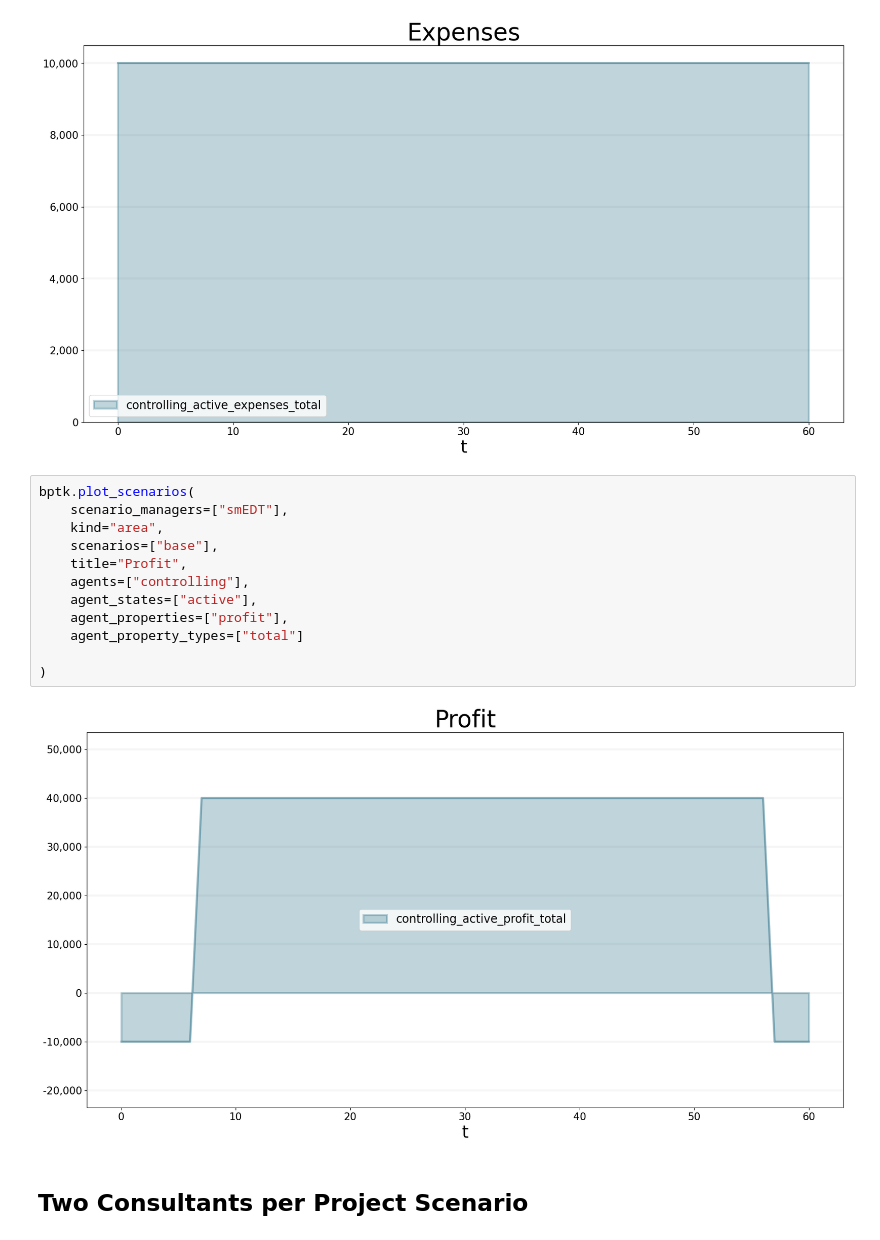
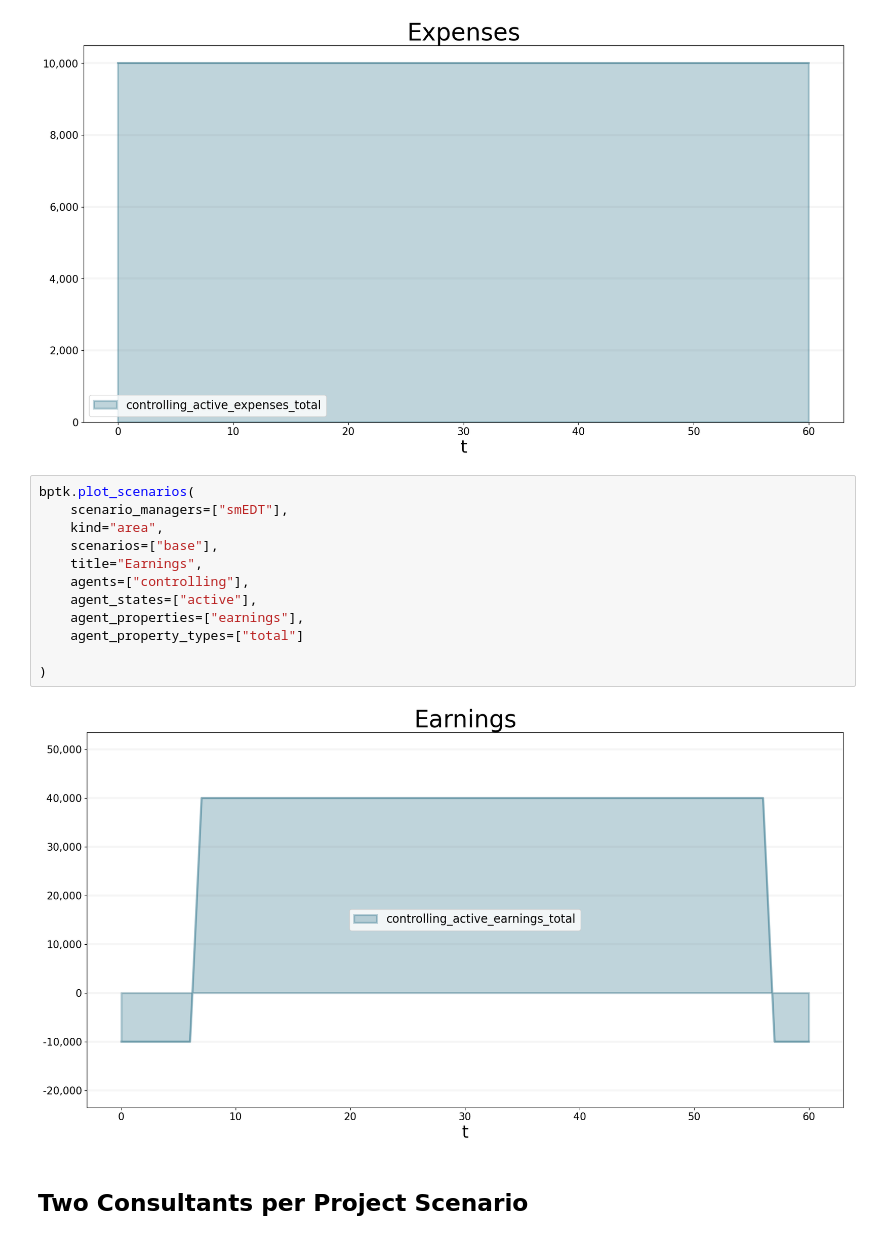
Before and after one commit to transentis/bptk_py_tutorial, a Jupyter notebook: model-library/enterprise-digital-twin/enterprise_digital_twin.ipynb, the cells around one changed output. Saved outputs shown, nothing was run; the diff lists cells and outputs as text.

```diff
--- a/model-library/enterprise-digital-twin/enterprise_digital_twin.ipynb
+++ b/model-library/enterprise-digital-twin/enterprise_digital_twin.ipynb
@@ -118,17 +98,17 @@ bptk.plot_scenarios(
 # %%
 bptk.plot_scenarios(
     scenario_managers=["smEDT"],
     kind="area",
     scenarios=["base"],
-    title="Profit",
+    title="Earnings",
     agents=["controlling"],
     agent_states=["active"],
-    agent_properties=["profit"],
+    agent_properties=["earnings"],
     agent_property_types=["total"]
 
 )
 # %% [output]
-[figure, old version]
+[figure, new version]
 # %% [markdown]
 ## Two Consultants per Project Scenario
 # %%
```
Also changed, not shown: parts of 5 cells of this notebook, 3 other files.
